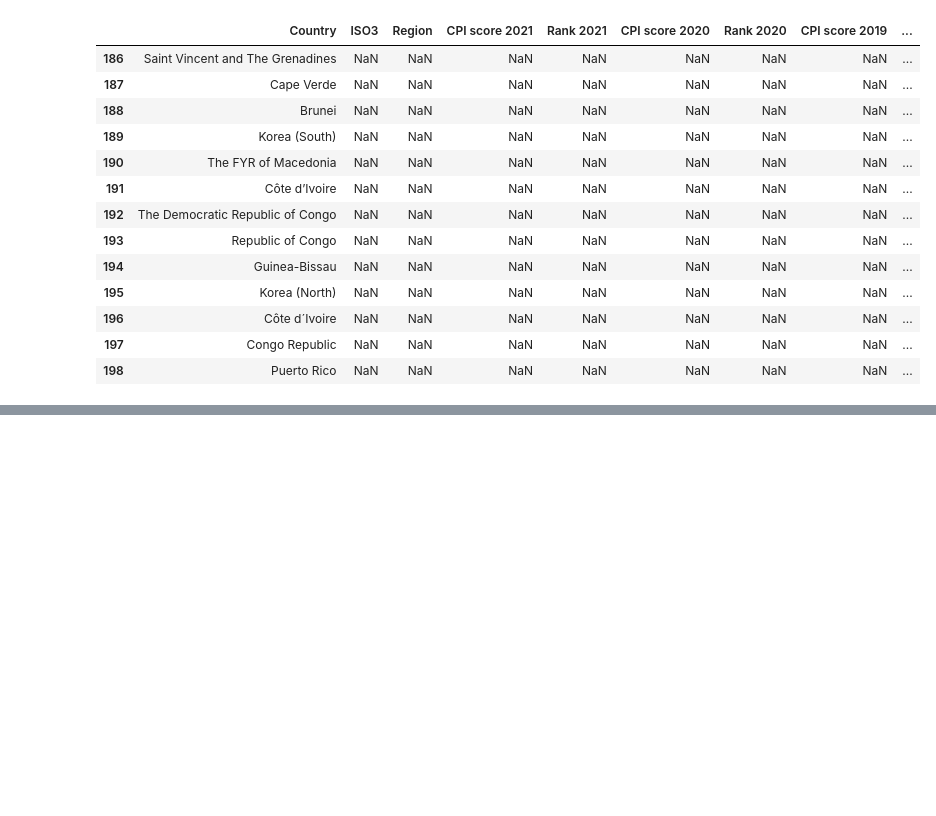
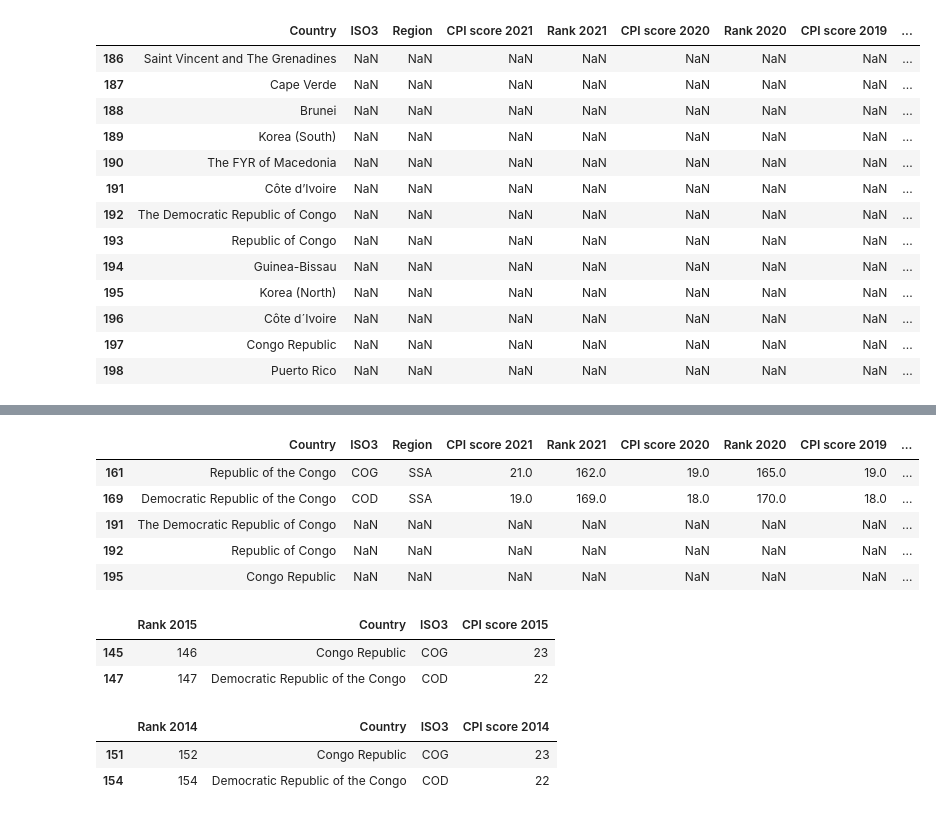
Before and after one commit to wanzulfikri/cpi_analysis, a Jupyter notebook: CPI 2012-2021.ipynb, the cells around one changed output, grey strips where cells are left out. Cells and saved outputs as stored; diff of their text form; code cells hidden in the pictures; blank space fills up the shorter version.

```diff
--- a/CPI 2012-2021.ipynb
+++ b/CPI 2012-2021.ipynb
@@ -466,0 +460,39 @@ ValueError: cannot reindex on an axis with duplicate labels
+# %%
+# there are two countries that has "Congo" in their names
+# on top of that, both of them also contain "Republic"
+# the only thing that differentiates them is the word "Democratic"
+#
+# but, the CPI recent datasets (2021-2017) simply calls the Republic of the Congo as Congo, while the Democratic Republic of Congo retains the full name
+# this is probably because they are using the country's ISO short name
+# refer:
+# Republic of the Congo - https://www.iso.org/obp/ui/#iso:code:3166:CG
+# Democratic Republic of the Congo - https://www.iso.org/obp/ui/#iso:code:3166:CD
+#
+# To make the distinction clearer, we'll use their full name instead
+
+# rename most recent Republic of the Congo row to its full name
+CPI.loc[161, ["Country"]] = "Republic of the Congo"
+CPI[CPI["Country"].str.match(r".*Congo")]
+# %% [output]
+|  | Country | ISO3 | Region | CPI score 2021 | Rank 2021 | CPI score 2020 | Rank 2020 | CPI score 2019 | ... |
+| 161 | Republic of the Congo | COG | SSA | 21.0 | 162.0 | 19.0 | 165.0 | 19.0 | ... |
+| 169 | Democratic Republic of the Congo | COD | SSA | 19.0 | 169.0 | 18.0 | 170.0 | 18.0 | ... |
+| 191 | The Democratic Republic of Congo | NaN | NaN | NaN | NaN | NaN | NaN | NaN | ... |
+| 192 | Republic of Congo | NaN | NaN | NaN | NaN | NaN | NaN | NaN | ... |
+| 195 | Congo Republic | NaN | NaN | NaN | NaN | NaN | NaN | NaN | ... |
+# %%
+# index 195 name — Congo Republic — is ambiguous,
+# and because we don't have its ISO3 due to our merge method, we should check its value in the original dataset
+
+CPI_2015[CPI_2015["Country"].str.match(r".*Congo")]
+# %% [output]
+|  | Rank 2015 | Country | ISO3 | CPI score 2015 |
+| 145 | 146 | Congo Republic | COG | 23 |
+| 147 | 147 | Democratic Republic of the Congo | COD | 22 |
+# %%
+# we are now certain that index 195 refers to Republic of the Congo (the earlier datasets follow the same pattern)
+CPI_2014[CPI_2014["Country"].str.match(r".*Congo")]
+# %% [output]
+|  | Rank 2014 | Country | ISO3 | CPI score 2014 |
+| 151 | 152 | Congo Republic | COG | 23 |
+| 154 | 154 | Democratic Republic of the Congo | COD | 22 |
```
Also changed, not shown: parts of 20 cells of this notebook.
